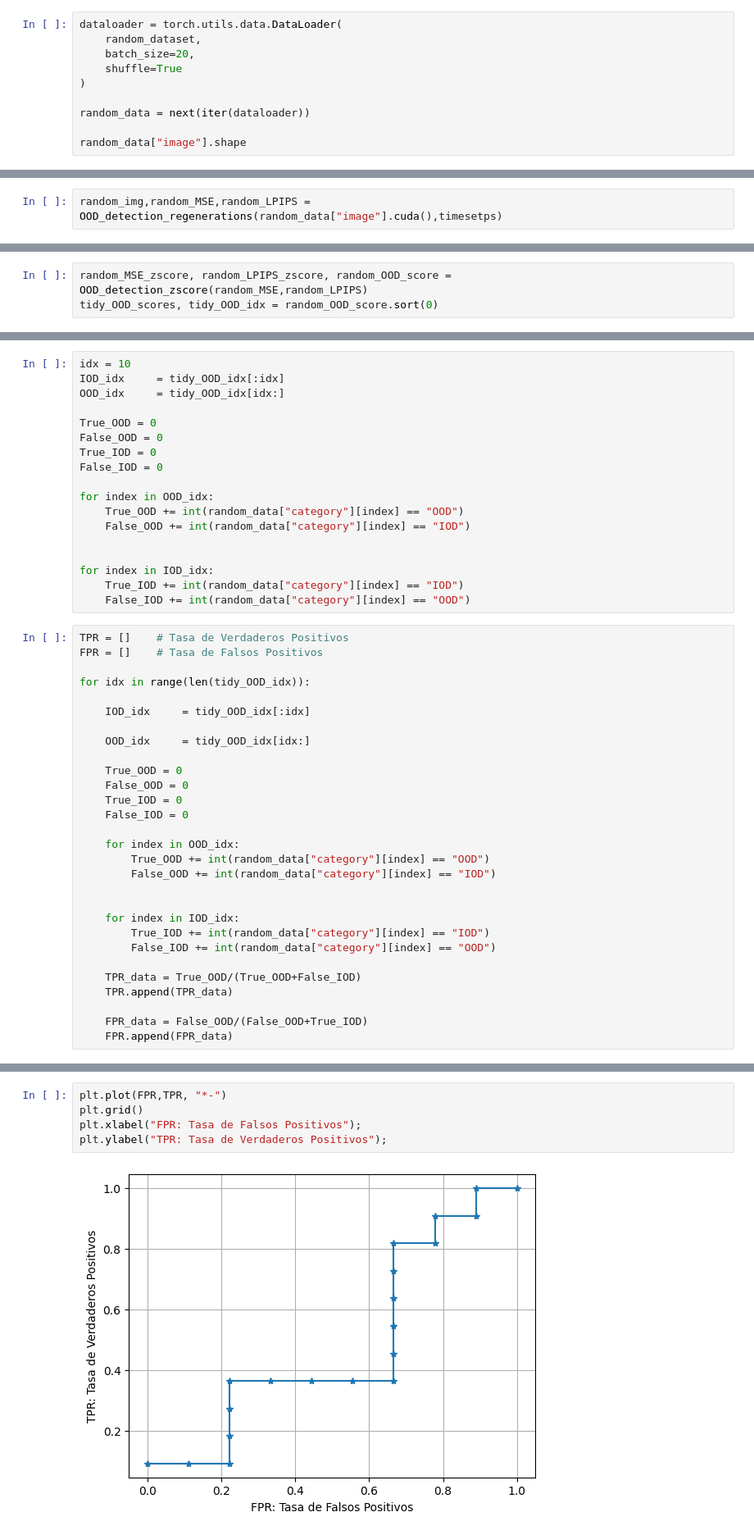
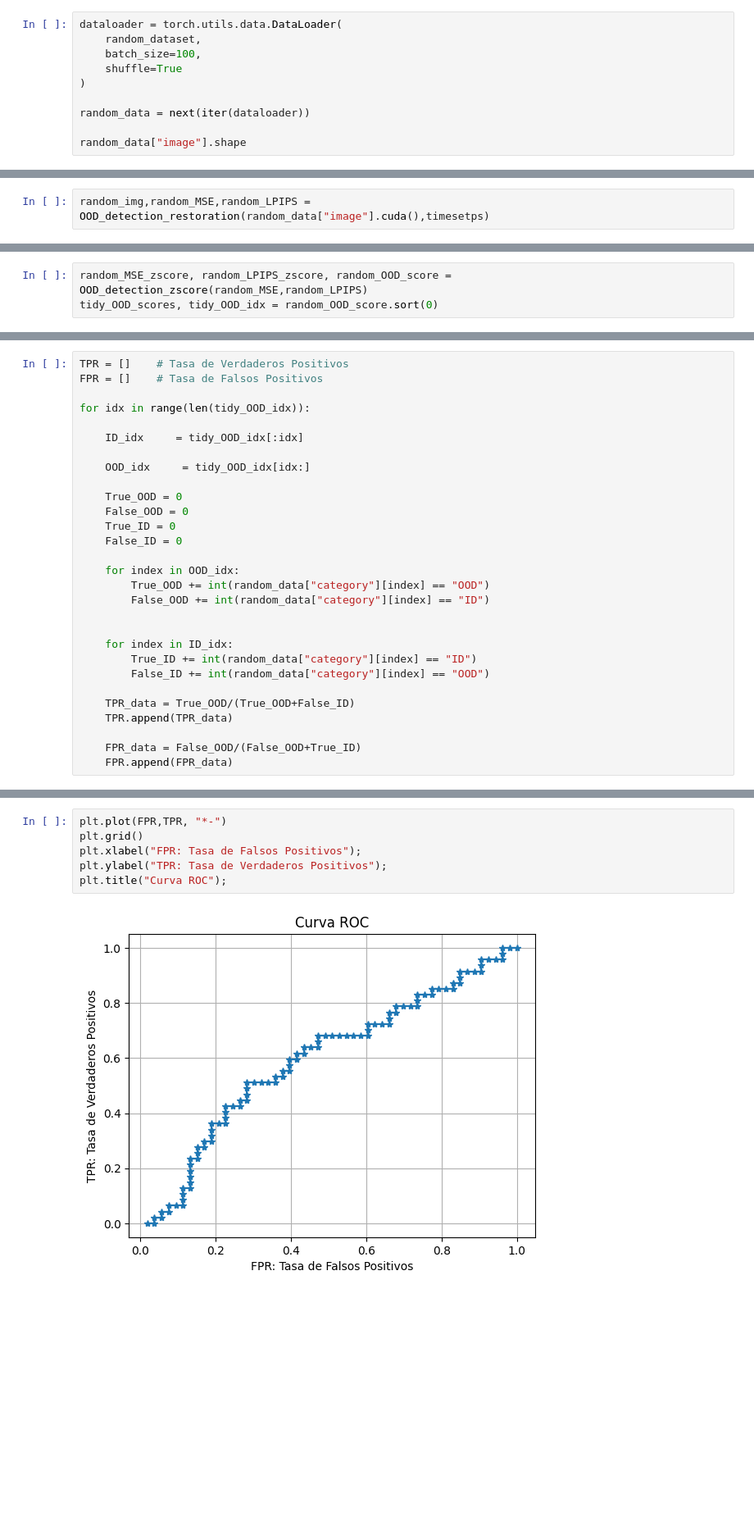
Before and after one commit to PudWin14/Generative_AI_TFM, a Jupyter notebook: Diffusion/OOD/OOD_detection.ipynb, the cells around one changed output, grey strips where cells are left out. Shown: that part at 82% size. Saved outputs shown, nothing was run; the diff lists cells and outputs as text; blank space fills up the shorter version.

```diff
--- a/Diffusion/OOD/OOD_detection.ipynb
+++ b/Diffusion/OOD/OOD_detection.ipynb
@@ -413,7 +403,7 @@ len(random_dataset)
 # %%
 dataloader = torch.utils.data.DataLoader(
     random_dataset,
-    batch_size=20,
+    batch_size=100,
     shuffle=True
 )
 
@@ -448,3 +435,3 @@ random_data["category"]
 # %%
-random_img,random_MSE,random_LPIPS = OOD_detection_regenerations(random_data["image"].cuda(),timesetps)
+random_img,random_MSE,random_LPIPS = OOD_detection_restoration(random_data["image"].cuda(),timesetps)
 # %%
@@ -465,47 +462,29 @@ tensor([ 6.0435,  6.0917,  6.1188,  6.7615,  6.8399,  6.8697,  6.9140,  6.9630,
-# %%
-idx = 10
-IOD_idx     = tidy_OOD_idx[:idx]
-OOD_idx     = tidy_OOD_idx[idx:]
-
-True_OOD = 0
-False_OOD = 0
-True_IOD = 0
-False_IOD = 0
-
-for index in OOD_idx:
-    True_OOD += int(random_data["category"][index] == "OOD")
-    False_OOD += int(random_data["category"][index] == "IOD")
-
-
-for index in IOD_idx:
-    True_IOD += int(random_data["category"][index] == "IOD")
-    False_IOD += int(random_data["category"][index] == "OOD")
 # %%
 TPR = []    # Tasa de Verdaderos Positivos
 FPR = []    # Tasa de Falsos Positivos
 
 for idx in range(len(tidy_OOD_idx)):
 
-    IOD_idx     = tidy_OOD_idx[:idx]
+    ID_idx     = tidy_OOD_idx[:idx]
 
     OOD_idx     = tidy_OOD_idx[idx:]
 
     True_OOD = 0
     False_OOD = 0
-    True_IOD = 0
-    False_IOD = 0
+    True_ID = 0
+    False_ID = 0
 
     for index in OOD_idx:
         True_OOD += int(random_data["category"][index] == "OOD")
-        False_OOD += int(random_data["category"][index] == "IOD")
+        False_OOD += int(random_data["category"][index] == "ID")
 
 
-    for index in IOD_idx:
-        True_IOD += int(random_data["category"][index] == "IOD")
-        False_IOD += int(random_data["category"][index] == "OOD")
+    for index in ID_idx:
+        True_ID += int(random_data["category"][index] == "ID")
+        False_ID += int(random_data["category"][index] == "OOD")
 
-    TPR_data = True_OOD/(True_OOD+False_IOD)
+    TPR_data = True_OOD/(True_OOD+False_ID)
     TPR.append(TPR_data)
 
-    FPR_data = False_OOD/(False_OOD+True_IOD)
+    FPR_data = False_OOD/(False_OOD+True_ID)
     FPR.append(FPR_data)
@@ -516,10 +491,11 @@ TPR
 # %%
 plt.plot(FPR,TPR, "*-")
 plt.grid()
 plt.xlabel("FPR: Tasa de Falsos Positivos");
 plt.ylabel("TPR: Tasa de Verdaderos Positivos");
+plt.title("Curva ROC");
 # %% [output]
-[figure, old version]
+[figure, new version]
 # %%
 from sklearn.metrics import auc
 auc(FPR,TPR)
```
Also changed, not shown: parts of 24 cells of this notebook, 2 other files.
